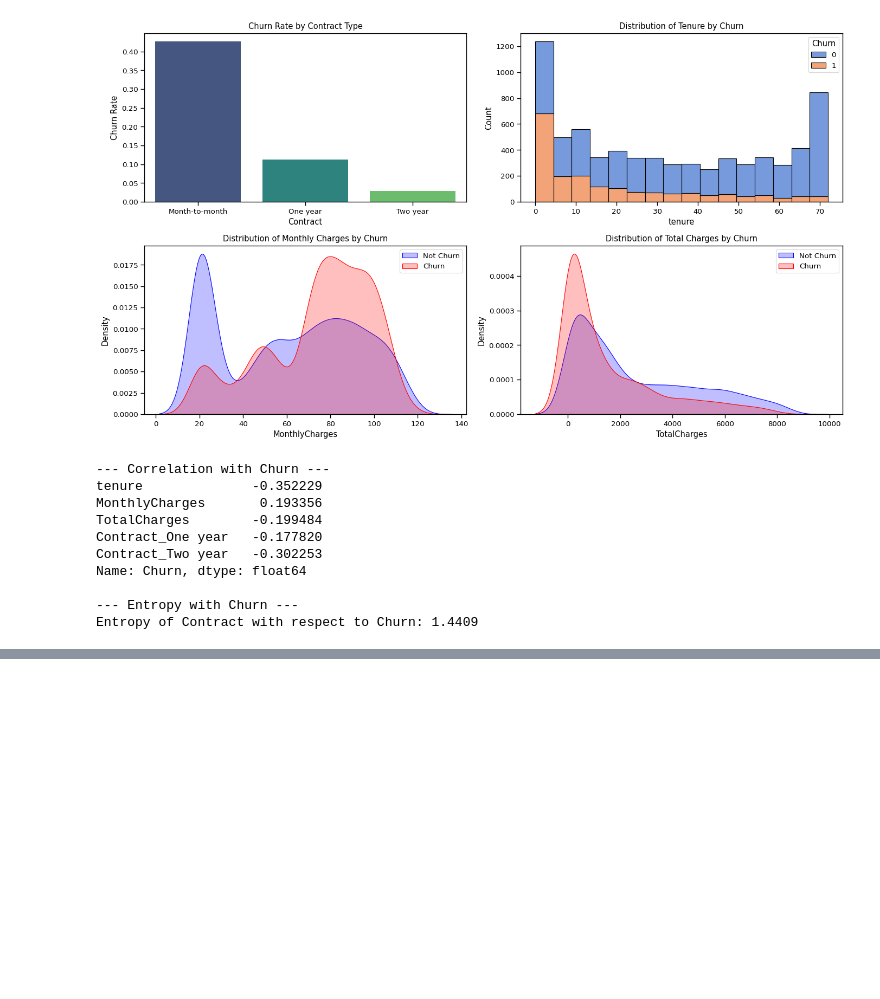
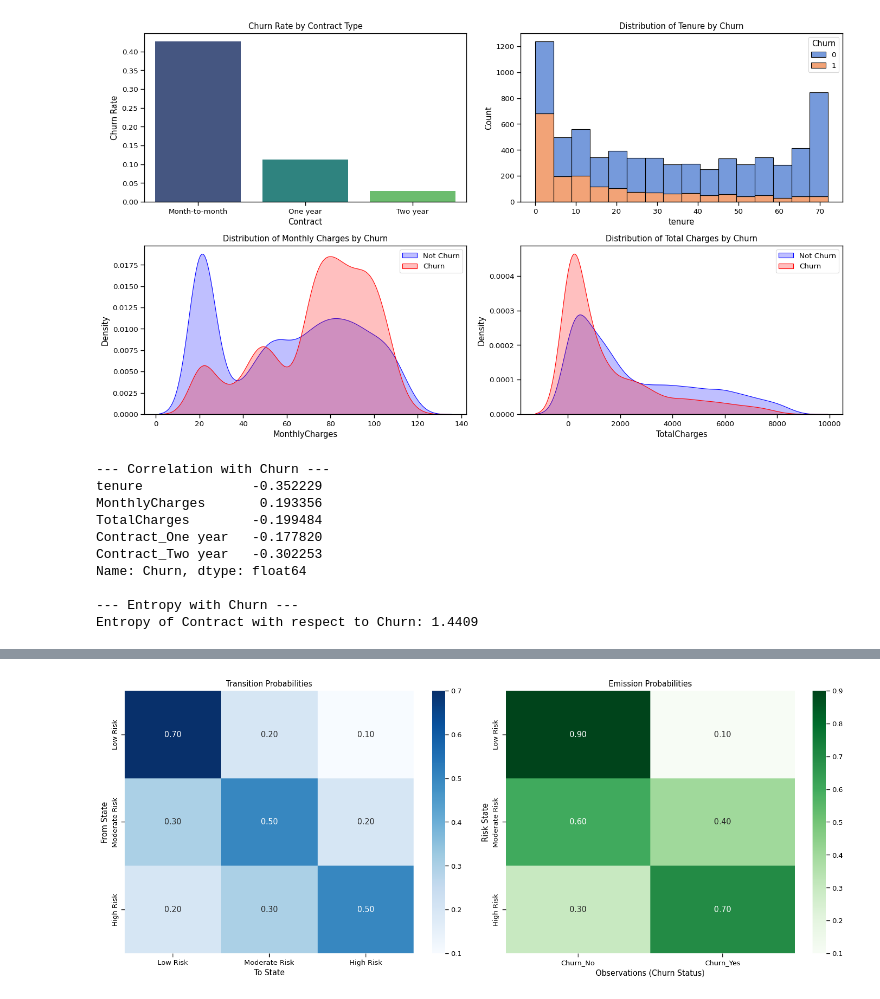
Before and after one commit to jojoshawer/girlsai, a Jupyter notebook: Untitled0.ipynb, the cells around one changed output, grey strips where cells are left out. Saved outputs shown, nothing was run; the diff lists cells and outputs as text; code cells hidden in the pictures; blank space fills up the shorter version.

```diff
--- a/Untitled0.ipynb
+++ b/Untitled0.ipynb
@@ -754,0 +808,27 @@ Entropy of Contract with respect to Churn: 1.4409
+# %%
+# Import necessary libraries for visualization
+import matplotlib.pyplot as plt
+import seaborn as sns
+
+# Set up figure for subplots
+fig, ax = plt.subplots(1, 2, figsize=(15, 6))
+
+# Transition Probability Heatmap
+sns.heatmap(transition_probability, annot=True, cmap="Blues", fmt=".2f",
+            xticklabels=states, yticklabels=states, ax=ax[0])
+ax[0].set_title("Transition Probabilities")
+ax[0].set_xlabel("To State")
+ax[0].set_ylabel("From State")
+
+# Emission Probability Heatmap
+sns.heatmap(emission_probability, annot=True, cmap="Greens", fmt=".2f",
+            xticklabels=observations, yticklabels=states, ax=ax[1])
+ax[1].set_title("Emission Probabilities")
+ax[1].set_xlabel("Observations (Churn Status)")
+ax[1].set_ylabel("Risk State")
+
+# Display the heatmaps
+plt.tight_layout()
+plt.show()
+# %% [output]
+[figure, added]
```
Also changed, not shown: parts of 5 cells of this notebook.
